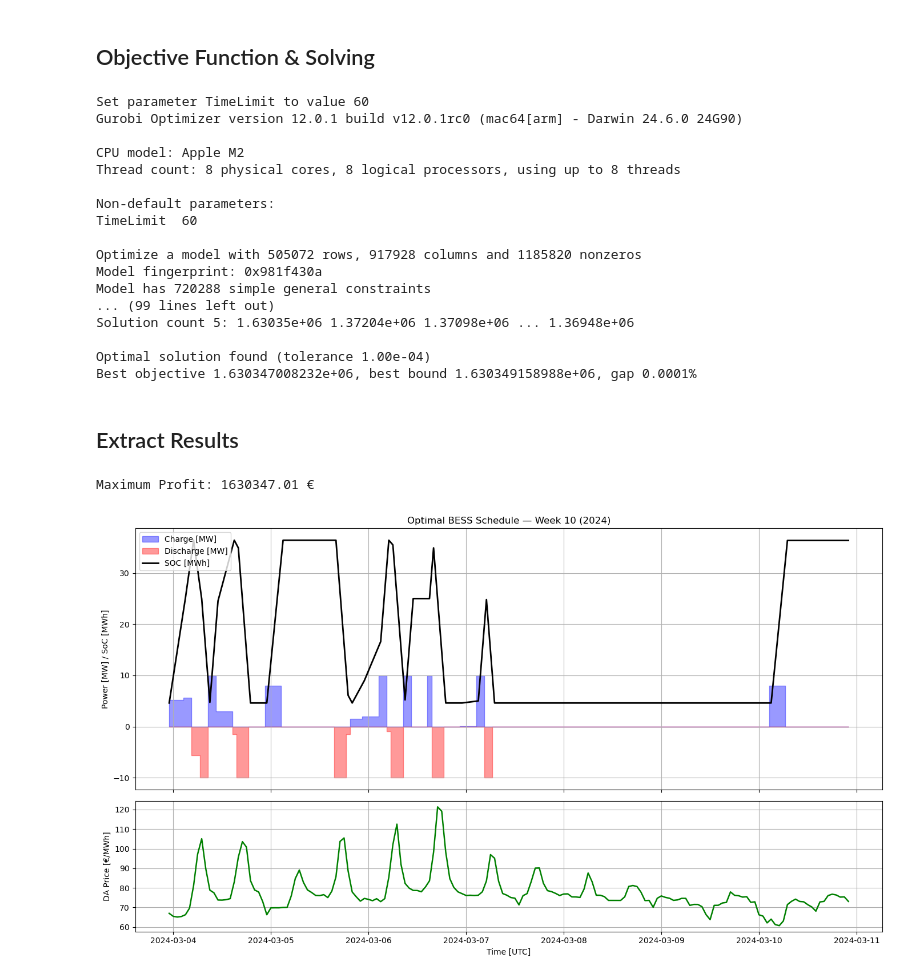
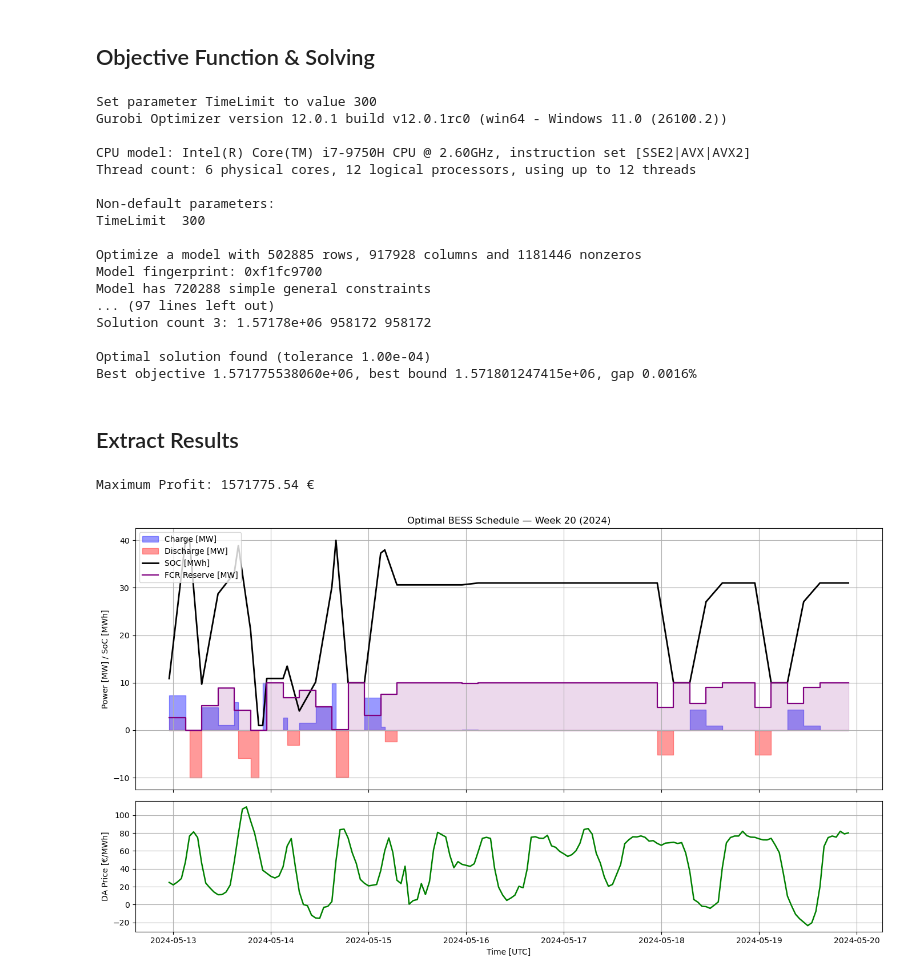
Before and after one commit to epaupe/Energy-Later, a Jupyter notebook: Optimal_Dispatch_Model.ipynb, the cells around one changed output. Saved outputs shown, nothing was run; the diff lists cells and outputs as text; code cells hidden in the pictures.

```diff
--- a/Optimal_Dispatch_Model.ipynb
+++ b/Optimal_Dispatch_Model.ipynb
@@ -140,7 +136,7 @@ DAM_Executed_volume = MMO.addVars(DAM_horizon, bidding_slots_DAM, side, vtype=GR
 
 #FCR Market Variables
 FCR_Participation = MMO.addVars(FCR_horizon, vtype=GRB.BINARY, name="FCR_Market_Participation") #1 if participating in FCR market at time t, 0 otherwise
-FCR_Volume = MMO.addVars(FCR_horizon, vtype=GRB.CONTINUOUS, lb=0, name="FCR_Volume [MW]") #Volume of FCR offered at time t
+FCR_Volume = MMO.addVars(FCR_horizon, vtype=GRB.CONTINUOUS, lb=0, ub=charge_rate_max, name="FCR_Volume [MW]") #Volume of FCR offered at time t
 # %% [markdown]
 ## Constraints
 # %%
@@ -176,26 +172,13 @@ for t in DAM_horizon:
 #3 - FCR Market constraints
 for t in FCR_horizon:
     MMO.addConstr(FCR_Participation[t] * minimum_bid_FCR <= FCR_Volume[t])# Ensure minimum bid volume if participating in FCR market
-    for j in range(1, granularity_FCR + 1):
-       MMO.addConstr(SOC[t + j] >= FCR_Volume[t] * wcs_factor_FCR + SOC_min) # Ensure minimum SoC constraint for FCR provision
-       MMO.addConstr(SOC[t + j] <= battery_capacity - FCR_Volume[t] * wcs_factor_FCR) # Ensure maximum SoC constraint for FCR provision
+    for j in range(granularity_FCR):
+       MMO.addConstr(SOC[granularity_FCR * t + j] >= FCR_Volume[t] * wcs_factor_FCR[j] + SOC_min) # Ensure minimum SoC constraint for FCR provision
+       MMO.addConstr(SOC[granularity_FCR * t + j] <= battery_capacity - FCR_Volume[t] * wcs_factor_FCR[j]) # Ensure maximum SoC constraint for FCR provision
 
-for t in FCR_horizon[:-1]:                  # skip very last block to avoid end clash with SOC[max(DAM_horizon)] == initial_SOC.
-    MMO.addConstr(FCR_Participation[t] * minimum_bid_FCR <= FCR_Volume[t]) # Ensure minimum bid volume if participating in FCR market
-    h = t * granularity_FCR                 # hour index for the start of the 4h block
-    # Power headroom so you can still deliver ±FCR while charging/discharging
-    for j in range(granularity_FCR):        # j = 0..3 -> hours h..h+3
-        MMO.addConstr(Discharge[h + j] + FCR_Volume[t] <= discharge_rate_max)
-        MMO.addConstr(Charge[h + j]    + FCR_Volume[t] <= charge_rate_max)
-
-# for t in FCR_horizon[:-1]:                  # skip very last block to avoid end clash with SOC[max(DAM_horizon)] == initial_SOC.
-#     MMO.addConstr(FCR_Participation[t] * minimum_bid_FCR <= FCR_Volume[t]) # Ensure minimum bid volume if participating in FCR market
-#     h = t * granularity_FCR                 # hour index for the start of the 4h block
-#     # SoC reservation during each hour of the 4h block (symmetric up/down)
-#     for j in range(1, granularity_FCR + 1): # j = 1..4 -> hours h+1..h+4
-#         MMO.addConstr(SOC[h + j] >= FCR_Volume[t] * wcs_factor_FCR + SOC_min) # Minimum SoC constraint for FCR provision
-#         MMO.addConstr(SOC[h + j] <= battery_capacity - FCR_Volume[t] * wcs_factor_FCR) # Maximum SoC constraint for FCR provision
-
+       # Power headroom so you can still deliver ±FCR while charging/discharging
+       MMO.addConstr(Discharge[granularity_FCR * t + j] + FCR_Volume[t] <= discharge_rate_max)
+       MMO.addConstr(Charge[granularity_FCR * t + j]    + FCR_Volume[t] <= charge_rate_max)
 
 for t in DAM_horizon:
     #Link the executed bids to the battery dispatch
@@ -219,29 +202,28 @@ FCR_term = quicksum(FCR_Volume[t] * clearing_price_FCR[t] * granularity_FCR
 Profit = DA_term + FCR_term
 
 
-
 #Solve Optimization Problem
 MMO.setObjective(Profit, GRB.MAXIMIZE)
-MMO.setParam('TimeLimit', 60)
+MMO.setParam('TimeLimit', 5 * 60)
 MMO.optimize()
 # %% [output]
-Set parameter TimeLimit to value 60
-Gurobi Optimizer version 12.0.1 build v12.0.1rc0 (mac64[arm] - Darwin 24.6.0 24G90)
+Set parameter TimeLimit to value 300
+Gurobi Optimizer version 12.0.1 build v12.0.1rc0 (win64 - Windows 11.0 (26100.2))
 
-CPU model: Apple M2
-Thread count: 8 physical cores, 8 logical processors, using up to 8 threads
+CPU model: Intel(R) Core(TM) i7-9750H CPU @ 2.60GHz, instruction set [SSE2|AVX|AVX2]
+Thread count: 6 physical cores, 12 logical processors, using up to 12 threads
 
 Non-default parameters:
-TimeLimit  60
+TimeLimit  300
 
-Optimize a model with 505072 rows, 917928 columns and 1185820 nonzeros
-Model fingerprint: 0x981f430a
+Optimize a model with 502885 rows, 917928 columns and 1181446 nonzeros
+Model fingerprint: 0xf1fc9700
 Model has 720288 simple general constraints
-... (99 lines left out)
-Solution count 5: 1.63035e+06 1.37204e+06 1.37098e+06 ... 1.36948e+06
+... (97 lines left out)
+Solution count 3: 1.57178e+06 958172 958172
 
 Optimal solution found (tolerance 1.00e-04)
-Best objective 1.630347008232e+06, best bound 1.630349158988e+06, gap 0.0001%
+Best objective 1.571775538060e+06, best bound 1.571801247415e+06, gap 0.0016%
 # %% [markdown]
 ## Extract Results
 # %%
@@ -249,41 +231,50 @@ print(f"Maximum Profit: {MMO.ObjVal:.2f} €")
 Charge_opt = np.array([Charge[t].X for t in DAM_horizon])
 Discharge_opt = np.array([Discharge[t].X for t in DAM_horizon])
 SOC_opt = np.array([SOC[t].X for t in DAM_horizon])
+FCR_block_opt = np.array([FCR_Volume[t].X for t in FCR_horizon])
+
+# FCR results (4h blocks) → hourly series
 # %% [output]
-Maximum Profit: 1630347.01 €
+Maximum Profit: 1571775.54 €
 # %%
 # -------------------------------
 # Plot optimal schedule and prices
 # -------------------------------
-week_number = 10  # Choose the week (1 = first week, etc.)
+week_number = 20  # Choose the week (1 = first week, etc.)
 hours_per_week = 24 * 7
 start_idx = (week_number - 1) * hours_per_week
 end_idx = start_idx + hours_per_week
 
 time_week = timestamps.iloc[start_idx:end_idx]
 Charge_week = Charge_opt[start_idx:end_idx]
 Discharge_week = Discharge_opt[start_idx:end_idx]
 SOC_week = SOC_opt[start_idx:end_idx]
 Price_week = clearing_price_DAM[start_idx:end_idx]
 
+FCR_hourly    = np.repeat(FCR_block_opt, granularity_FCR)
+FCR_hourly    = FCR_hourly[:len(Charge_opt)]  # align lengths
+FCR_week      = FCR_hourly[start_idx:end_idx]
+
 fig, axs = plt.subplots(2, 1, figsize=(14, 8), sharex=True, gridspec_kw={'height_ratios': [2, 1]})
 
 # --- Plot 1: Battery operation ---
-axs[0].fill_between(time_week, 0, Charge_week, step='mid', alpha=0.4, color='blue', label='Charge [MW]')
-axs[0].fill_between(time_week, 0, -Discharge_week, step='mid', alpha=0.4, color='red', label='Discharge [MW]')
+axs[0].fill_between(time_week, 0, Charge_week, step='post', alpha=0.4, color='blue', label='Charge [MW]')
+axs[0].fill_between(time_week, 0, -Discharge_week, step='post', alpha=0.4, color='red', label='Discharge [MW]')
+axs[0].fill_between(time_week, 0, FCR_week, step='post', alpha=0.15, color='purple')
 axs[0].plot(time_week, SOC_week, color='black', linewidth=2, label='SOC [MWh]')
 axs[0].set_ylabel("Power [MW] / SoC [MWh]")
-axs[0].legend(loc='upper left')
 axs[0].grid(True)
 axs[0].set_title(f"Optimal BESS Schedule — Week {week_number} ({timestamps.dt.year.iloc[1]})")
+axs[0].step(time_week, FCR_week, where='post', color='purple', linewidth=1.6, label='FCR Reserve [MW]')
+axs[0].legend(loc='upper left')
 
 # --- Plot 2: DA Prices ---
 axs[1].plot(time_week, Price_week, color='green', linewidth=1.8)
 axs[1].set_ylabel("DA Price [€/MWh]")
 axs[1].grid(True)
 axs[1].set_xlabel("Time [UTC]")
 
 plt.tight_layout()
 plt.show()
 # %% [output]
-[figure, old version]
+[figure, new version]
```
Also changed, not shown: parts of 2 cells of this notebook.
